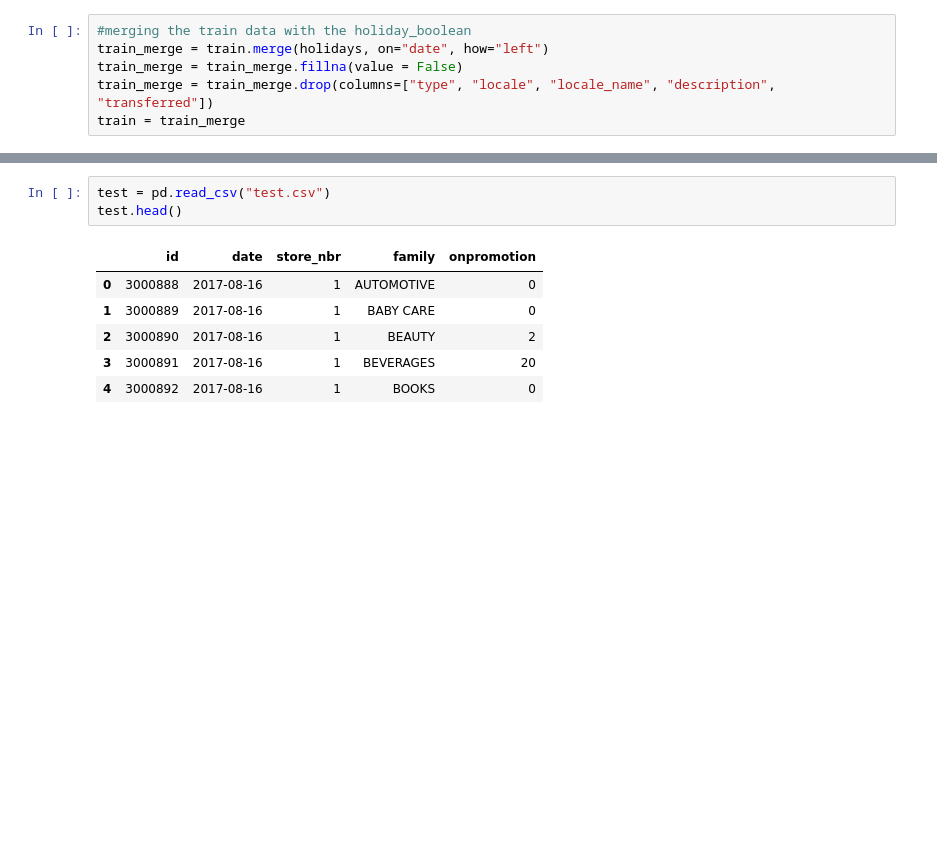
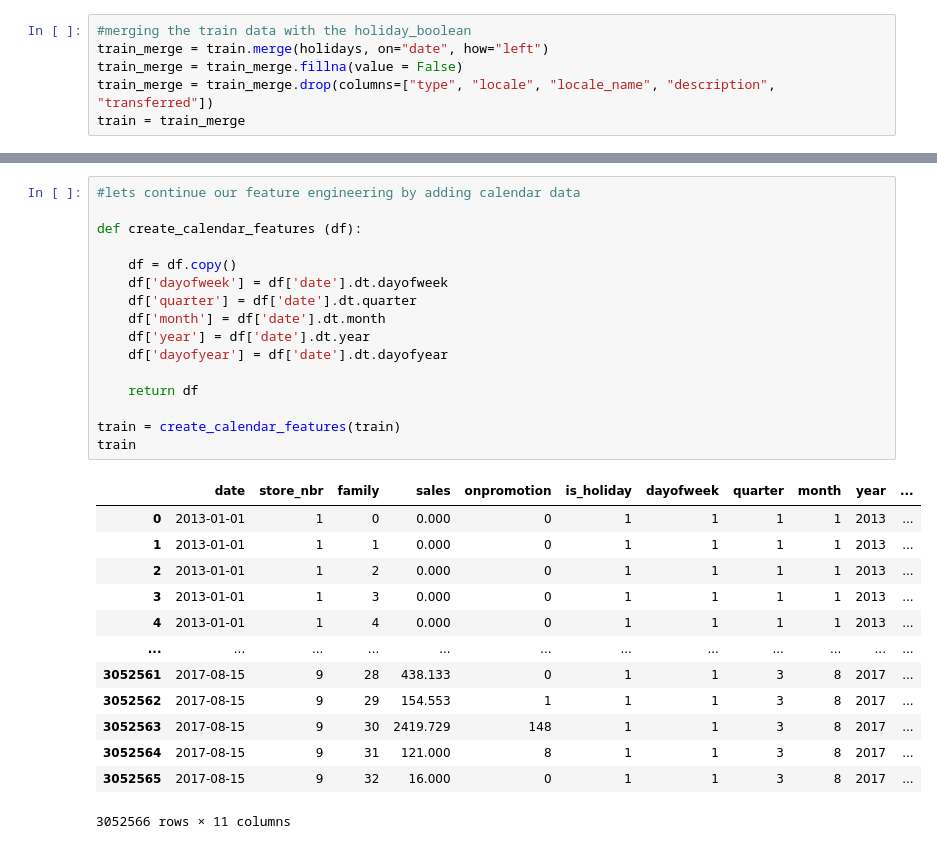
Before and after one commit to SamArnts/store_sales_timeseries, a Jupyter notebook: prediction.ipynb, the cells around one changed output, grey strips where cells are left out. Cells and saved outputs as stored; diff of their text form; blank space fills up the shorter version.

Commit message:
feature engineering

```diff
--- a/prediction.ipynb
+++ b/prediction.ipynb
@@ -111,10 +143,30 @@ array([0, 1, 2, ..., 30, 31, 32], dtype=object)
-# %%
-test = pd.read_csv("test.csv")
-test.head()
-# %% [output]
-|  | id | date | store_nbr | family | onpromotion |
-| 0 | 3000888 | 2017-08-16 | 1 | AUTOMOTIVE | 0 |
-| 1 | 3000889 | 2017-08-16 | 1 | BABY CARE | 0 |
-| 2 | 3000890 | 2017-08-16 | 1 | BEAUTY | 2 |
-| 3 | 3000891 | 2017-08-16 | 1 | BEVERAGES | 20 |
-| 4 | 3000892 | 2017-08-16 | 1 | BOOKS | 0 |
+# %%
+#lets continue our feature engineering by adding calendar data
+
+def create_calendar_features (df):
+
+    df = df.copy()
+    df['dayofweek'] = df['date'].dt.dayofweek
+    df['quarter'] = df['date'].dt.quarter
+    df['month'] = df['date'].dt.month
+    df['year'] = df['date'].dt.year
+    df['dayofyear'] = df['date'].dt.dayofyear
+
+    return df
+
+train = create_calendar_features(train)
+train
+# %% [output]
+|  | date | store_nbr | family | sales | onpromotion | is_holiday | dayofweek | quarter | month | year | ... |
+| 0 | 2013-01-01 | 1 | 0 | 0.000 | 0 | 1 | 1 | 1 | 1 | 2013 | ... |
+| 1 | 2013-01-01 | 1 | 1 | 0.000 | 0 | 1 | 1 | 1 | 1 | 2013 | ... |
+| 2 | 2013-01-01 | 1 | 2 | 0.000 | 0 | 1 | 1 | 1 | 1 | 2013 | ... |
+| 3 | 2013-01-01 | 1 | 3 | 0.000 | 0 | 1 | 1 | 1 | 1 | 2013 | ... |
+| 4 | 2013-01-01 | 1 | 4 | 0.000 | 0 | 1 | 1 | 1 | 1 | 2013 | ... |
+| ... | ... | ... | ... | ... | ... | ... | ... | ... | ... | ... | ... |
+| 3052561 | 2017-08-15 | 9 | 28 | 438.133 | 0 | 1 | 1 | 3 | 8 | 2017 | ... |
+| 3052562 | 2017-08-15 | 9 | 29 | 154.553 | 1 | 1 | 1 | 3 | 8 | 2017 | ... |
+| 3052563 | 2017-08-15 | 9 | 30 | 2419.729 | 148 | 1 | 1 | 3 | 8 | 2017 | ... |
+| 3052564 | 2017-08-15 | 9 | 31 | 121.000 | 8 | 1 | 1 | 3 | 8 | 2017 | ... |
+| 3052565 | 2017-08-15 | 9 | 32 | 16.000 | 0 | 1 | 1 | 3 | 8 | 2017 | ... |
+3052566 rows × 11 columns
```
Also changed, not shown: parts of 20 cells of this notebook.
